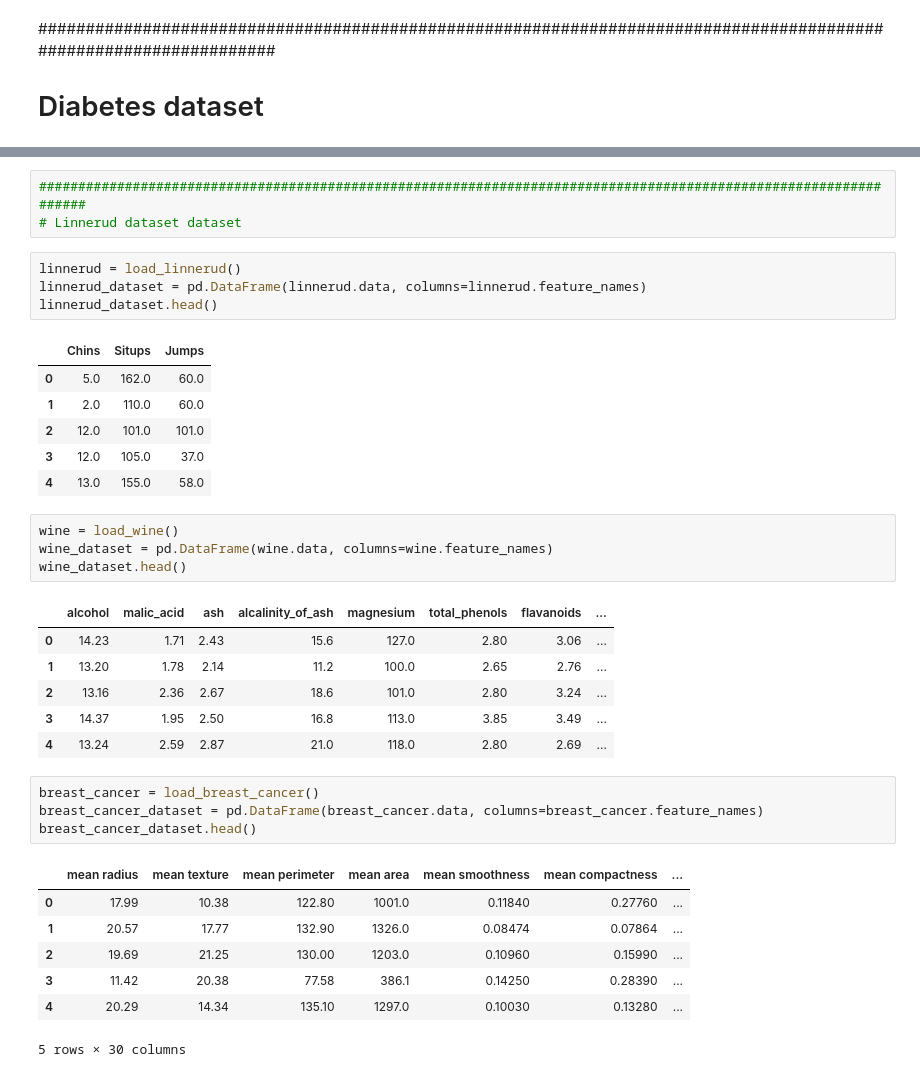
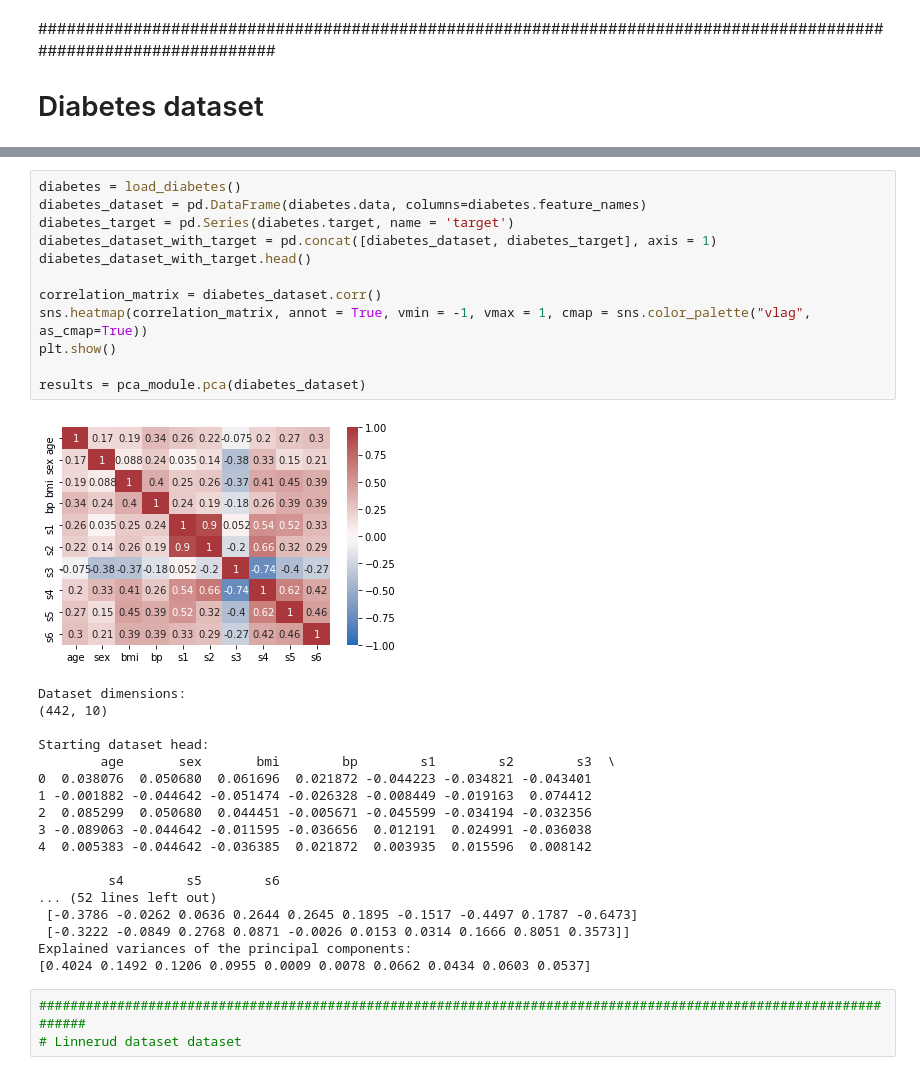
Before and after one commit to ilijavishinov/LinearAlgebra_Project, a Jupyter notebook: py/Analylsis_RealData.ipynb, the cells around one changed output, grey strips where cells are left out. Cells and saved outputs as stored; diff of their text form.

```diff
--- a/py/Analylsis_RealData.ipynb
+++ b/py/Analylsis_RealData.ipynb
@@ -113,37 +147,34 @@ digits_dataset.head()
+# %%
+diabetes = load_diabetes()
+diabetes_dataset = pd.DataFrame(diabetes.data, columns=diabetes.feature_names)
+diabetes_target = pd.Series(diabetes.target, name = 'target')
+diabetes_dataset_with_target = pd.concat([diabetes_dataset, diabetes_target], axis = 1)
+diabetes_dataset_with_target.head()
+
+correlation_matrix = diabetes_dataset.corr()
+sns.heatmap(correlation_matrix, annot = True, vmin = -1, vmax = 1, cmap = sns.color_palette("vlag", as_cmap=True))
+plt.show()
+
+results = pca_module.pca(diabetes_dataset)
+# %% [output]
+[figure, added]
+Dataset dimensions:
+(442, 10)
+
+Starting dataset head:
+        age       sex       bmi        bp        s1        s2        s3  \
+0  0.038076  0.050680  0.061696  0.021872 -0.044223 -0.034821 -0.043401
+1 -0.001882 -0.044642 -0.051474 -0.026328 -0.008449 -0.019163  0.074412
+2  0.085299  0.050680  0.044451 -0.005671 -0.045599 -0.034194 -0.032356
+3 -0.089063 -0.044642 -0.011595 -0.036656  0.012191  0.024991 -0.036038
+4  0.005383 -0.044642 -0.036385  0.021872  0.003935  0.015596  0.008142
+
+         s4        s5        s6
+... (52 lines left out)
+ [-0.3786 -0.0262 0.0636 0.2644 0.2645 0.1895 -0.1517 -0.4497 0.1787 -0.6473]
+ [-0.3222 -0.0849 0.2768 0.0871 -0.0026 0.0153 0.0314 0.1666 0.8051 0.3573]]
+Explained variances of the principal components:
+[0.4024 0.1492 0.1206 0.0955 0.0009 0.0078 0.0662 0.0434 0.0603 0.0537]
 # %%
 ##################################################################################################################
 # Linnerud dataset dataset
-# %%
-linnerud = load_linnerud()
-linnerud_dataset = pd.DataFrame(linnerud.data, columns=linnerud.feature_names)
-linnerud_dataset.head()
-# %% [output]
-|  | Chins | Situps | Jumps |
-| 0 | 5.0 | 162.0 | 60.0 |
-| 1 | 2.0 | 110.0 | 60.0 |
-| 2 | 12.0 | 101.0 | 101.0 |
-| 3 | 12.0 | 105.0 | 37.0 |
-| 4 | 13.0 | 155.0 | 58.0 |
-# %%
-wine = load_wine()
-wine_dataset = pd.DataFrame(wine.data, columns=wine.feature_names)
-wine_dataset.head()
-# %% [output]
-|  | alcohol | malic_acid | ash | alcalinity_of_ash | magnesium | total_phenols | flavanoids | ... |
-| 0 | 14.23 | 1.71 | 2.43 | 15.6 | 127.0 | 2.80 | 3.06 | ... |
-| 1 | 13.20 | 1.78 | 2.14 | 11.2 | 100.0 | 2.65 | 2.76 | ... |
-| 2 | 13.16 | 2.36 | 2.67 | 18.6 | 101.0 | 2.80 | 3.24 | ... |
-| 3 | 14.37 | 1.95 | 2.50 | 16.8 | 113.0 | 3.85 | 3.49 | ... |
-| 4 | 13.24 | 2.59 | 2.87 | 21.0 | 118.0 | 2.80 | 2.69 | ... |
-# %%
-breast_cancer = load_breast_cancer()
-breast_cancer_dataset = pd.DataFrame(breast_cancer.data, columns=breast_cancer.feature_names)
-breast_cancer_dataset.head()
-# %% [output]
-|  | mean radius | mean texture | mean perimeter | mean area | mean smoothness | mean compactness | ... |
-| 0 | 17.99 | 10.38 | 122.80 | 1001.0 | 0.11840 | 0.27760 | ... |
-| 1 | 20.57 | 17.77 | 132.90 | 1326.0 | 0.08474 | 0.07864 | ... |
-| 2 | 19.69 | 21.25 | 130.00 | 1203.0 | 0.10960 | 0.15990 | ... |
-| 3 | 11.42 | 20.38 | 77.58 | 386.1 | 0.14250 | 0.28390 | ... |
-| 4 | 20.29 | 14.34 | 135.10 | 1297.0 | 0.10030 | 0.13280 | ... |
-5 rows × 30 columns
```
Also changed, not shown: parts of 15 cells of this notebook, 8 other files.
